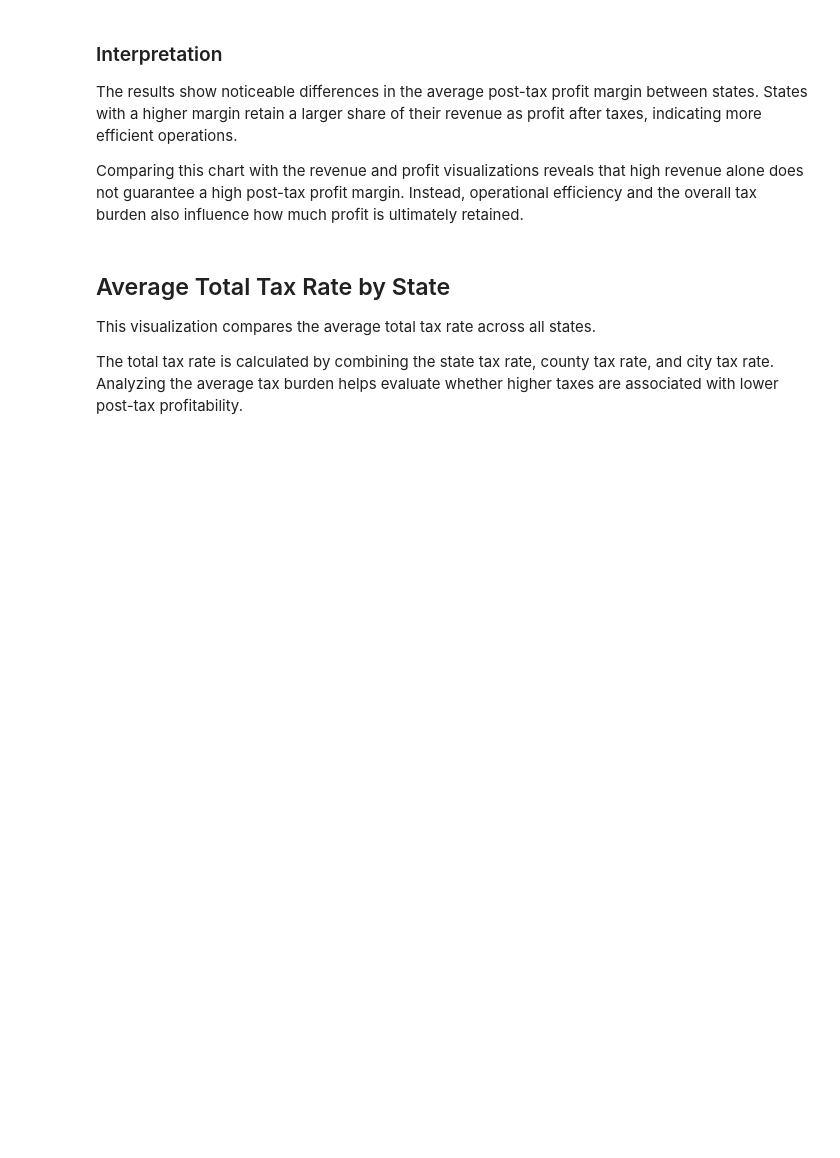
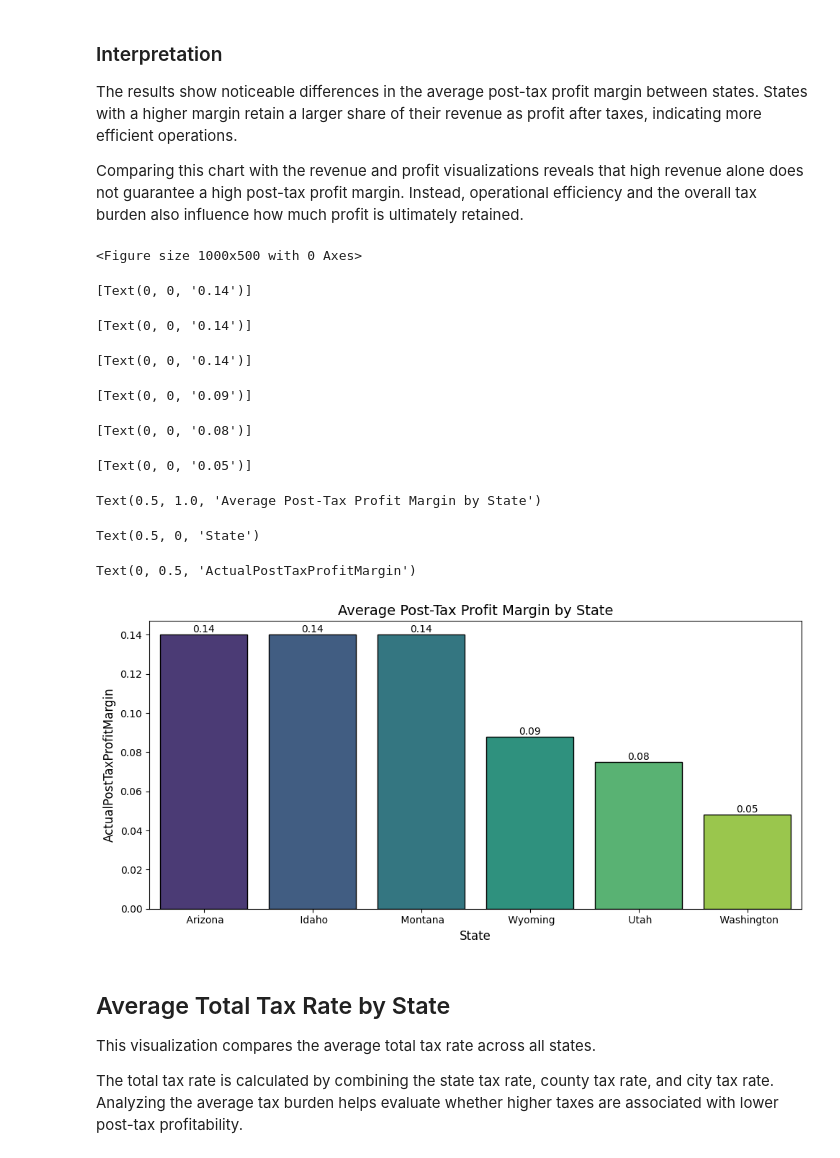
Before and after one commit to yvzslm2903/Data, a Jupyter notebook: Projekt.ipynb, the cells around one changed output. Saved outputs shown, nothing was run; the diff lists cells and outputs as text; code cells hidden in the pictures; blank space fills up the shorter version.

Commit message:
add diagrams

```diff
--- a/Projekt.ipynb
+++ b/Projekt.ipynb
@@ -326,6 +338,49 @@ plt.show()
 The results show noticeable differences in the average post-tax profit margin between states. States with a higher margin retain a larger share of their revenue as profit after taxes, indicating more efficient operations.
 
 Comparing this chart with the revenue and profit visualizations reveals that high revenue alone does not guarantee a high post-tax profit margin. Instead, operational efficiency and the overall tax burden also influence how much profit is ultimately retained.
+# %%
+df_clean["ActualPostTaxProfitMargin"] = df_clean["ActualPostTaxProfit"] / df_clean["Revenue"]
+
+
+margin_state = (
+    df_clean.groupby('State')['ActualPostTaxProfitMargin']
+    .mean()
+    .sort_values(ascending=False)
+    .reset_index()
+)
+
+plt.figure(figsize=(10, 5))
+
+ax3 = sns.barplot(
+    data=margin_state,
+    x='State',
+    y='ActualPostTaxProfitMargin',
+    hue='State',
+    palette='viridis',
+    legend=False,
+    edgecolor='black'
+)
+
+for container in ax3.containers:
+    ax3.bar_label(container, fmt='%.2f')
+
+plt.title("Average Post-Tax Profit Margin by State", fontsize=14)
+plt.xlabel("State", fontsize=12)
+plt.ylabel("ActualPostTaxProfitMargin", fontsize=12)
+plt.tight_layout()
+plt.show()
+# %% [output]
+<Figure size 1000x500 with 0 Axes>
+[Text(0, 0, '0.14')]
+[Text(0, 0, '0.14')]
+[Text(0, 0, '0.14')]
+[Text(0, 0, '0.09')]
+[Text(0, 0, '0.08')]
+[Text(0, 0, '0.05')]
+Text(0.5, 1.0, 'Average Post-Tax Profit Margin by State')
+Text(0.5, 0, 'State')
+Text(0, 0.5, 'ActualPostTaxProfitMargin')
+[figure, added]
 # %% [markdown]
 ## Average Total Tax Rate by State
 
```
Also changed, not shown: parts of 6 cells of this notebook.
